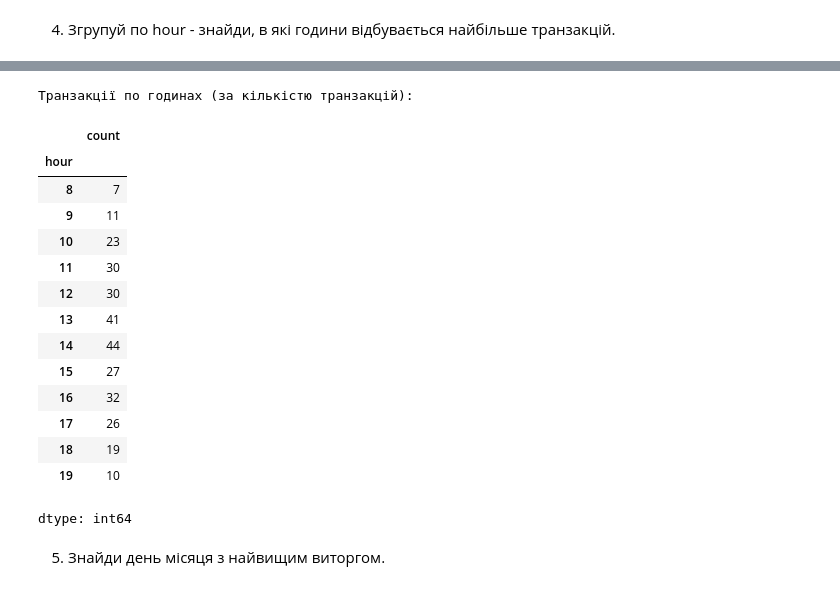
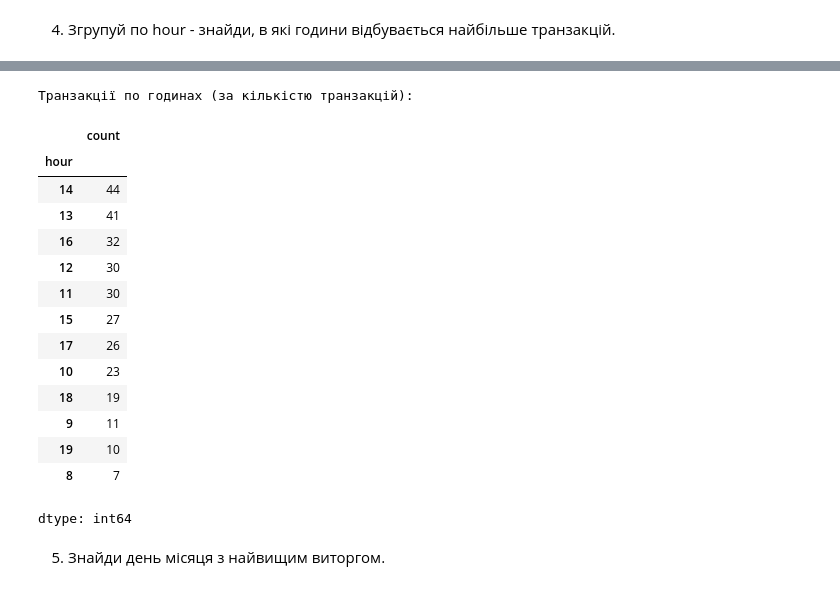
Before and after one commit to Olga-Lyt/DTA-2026, a Jupyter notebook: project_store_sales_analysis/store_sales_analysis.ipynb, the cells around one changed output, grey strips where cells are left out. Drawn from its saved outputs; the diff is of its cells as text; code cells hidden in the pictures.

```diff
--- a/project_store_sales_analysis/store_sales_analysis.ipynb
+++ b/project_store_sales_analysis/store_sales_analysis.ipynb
@@ -390,22 +488,22 @@ dtype: float64
 # %%
 print("Транзакції по годинах (за кількістю транзакцій):\n")
-df['hour'].value_counts().sort_index()
+df['hour'].value_counts()
 # %% [output]
 Транзакції по годинах (за кількістю транзакцій):
 |  | count |
 | hour |  |
+| 14 | 44 |
+| 13 | 41 |
+| 16 | 32 |
+| 12 | 30 |
+| 11 | 30 |
+| 15 | 27 |
+| 17 | 26 |
+| 10 | 23 |
+| 18 | 19 |
+| 9 | 11 |
+| 19 | 10 |
 | 8 | 7 |
-| 9 | 11 |
-| 10 | 23 |
-| 11 | 30 |
-| 12 | 30 |
-| 13 | 41 |
-| 14 | 44 |
-| 15 | 27 |
-| 16 | 32 |
-| 17 | 26 |
-| 18 | 19 |
-| 19 | 10 |
 dtype: int64
 # %% [markdown]
 5. Знайди день місяця з найвищим виторгом.
```
Also changed, not shown: parts of 66 cells of this notebook.
